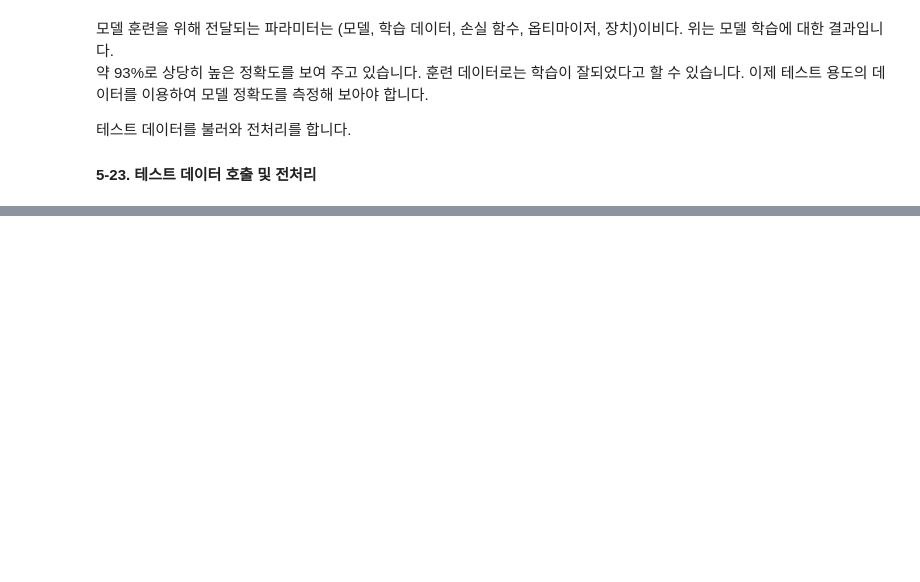
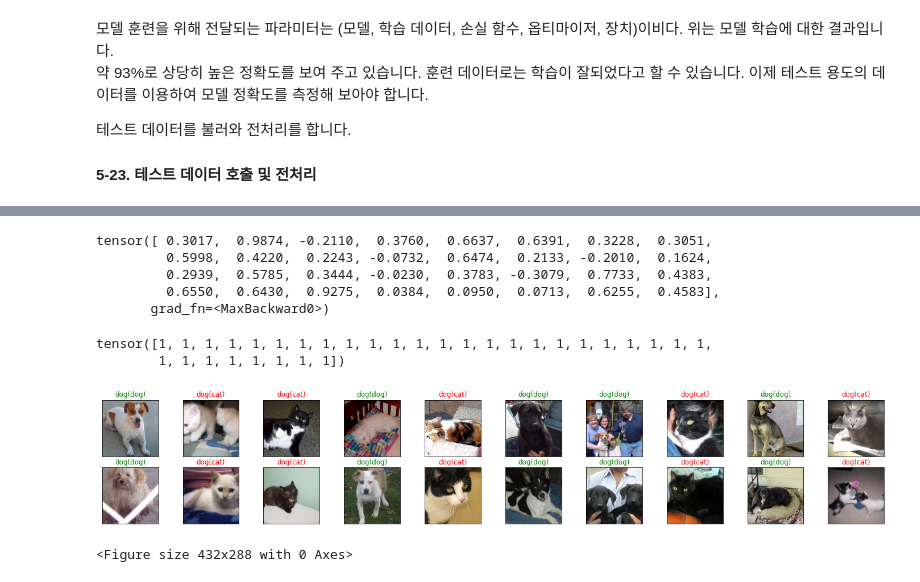
Before and after one commit to jeguring/public_repo, a Jupyter notebook: Deeplearning_PyTorch/220602-04_딥러닝파이토치교과서_(CNN-modeling)_v1.0_HB.ipynb, the cells around one changed output, grey strips where cells are left out. Saved outputs shown, nothing was run; the diff lists cells and outputs as text; code cells hidden in the pictures; blank space fills up the shorter version.

```diff
--- a/Deeplearning_PyTorch/220602-04_딥러닝파이토치교과서_(CNN-modeling)_v1.0_HB.ipynb
+++ b/Deeplearning_PyTorch/220602-04_딥러닝파이토치교과서_(CNN-modeling)_v1.0_HB.ipynb
@@ -613,0 +728,7 @@ def eval_model(model, dataloaders, device):
+# %%
+def im_convert(tensor):
+    image = tensor.clone().detach().numpy() # 1
+    image = image.transpose(1,2,0)
+    image = image * (np.array((0.5, 0.5, 0.5)) + np.array((0.5,0.5,0.5)))
+    image = image.clip(0, 1) # 2
+    return image
@@ -613,0 +782,33 @@ def eval_model(model, dataloaders, device):
+# %%
+_
+# %% [output]
+tensor([ 0.3017,  0.9874, -0.2110,  0.3760,  0.6637,  0.6391,  0.3228,  0.3051,
+         0.5998,  0.4220,  0.2243, -0.0732,  0.6474,  0.2133, -0.2010,  0.1624,
+         0.2939,  0.5785,  0.3444, -0.0230,  0.3783, -0.3079,  0.7733,  0.4383,
+         0.6550,  0.6430,  0.9275,  0.0384,  0.0950,  0.0713,  0.6255,  0.4583],
+       grad_fn=<MaxBackward0>)
+# %%
+preds
+# %% [output]
+tensor([1, 1, 1, 1, 1, 1, 1, 1, 1, 1, 1, 1, 1, 1, 1, 1, 1, 1, 1, 1, 1, 1, 1, 1,
+        1, 1, 1, 1, 1, 1, 1, 1])
+# %%
+classes = {0: 'cat', 1:'dog'}
+
+detaiter = iter(test_loader)
+images, labels = detaiter.next()
+output = model(images)
+_, preds = torch.max(output, 1)
+
+fig = plt.figure(figsize=(25,4))
+for idx in np.arange(20):
+    ax = fig.add_subplot(2, 10, idx+1, xticks=[], yticks=[]) # 1
+    plt.imshow(im_convert(images[idx])) # 이미지 출력을 위해 코드 5-28에서 정의한 im_covert 함수를 적용
+    a.set_title(classes[labels[i].item()])
+    ax.set_title("{}({})".format(str(classes[preds[idx].item()]),str(classes[labels[idx].item()])),color=("green" if preds[idx]==labels[idx] else "red"))  # 2
+
+plt.show()
+plt.subplots_adjust(bottom=0.2, top=0.6, hspace=0) # 3
+# %% [output]
+[figure, added]
+<Figure size 432x288 with 0 Axes>
```
Also changed, not shown: parts of 25 cells of this notebook, 18 other files.
